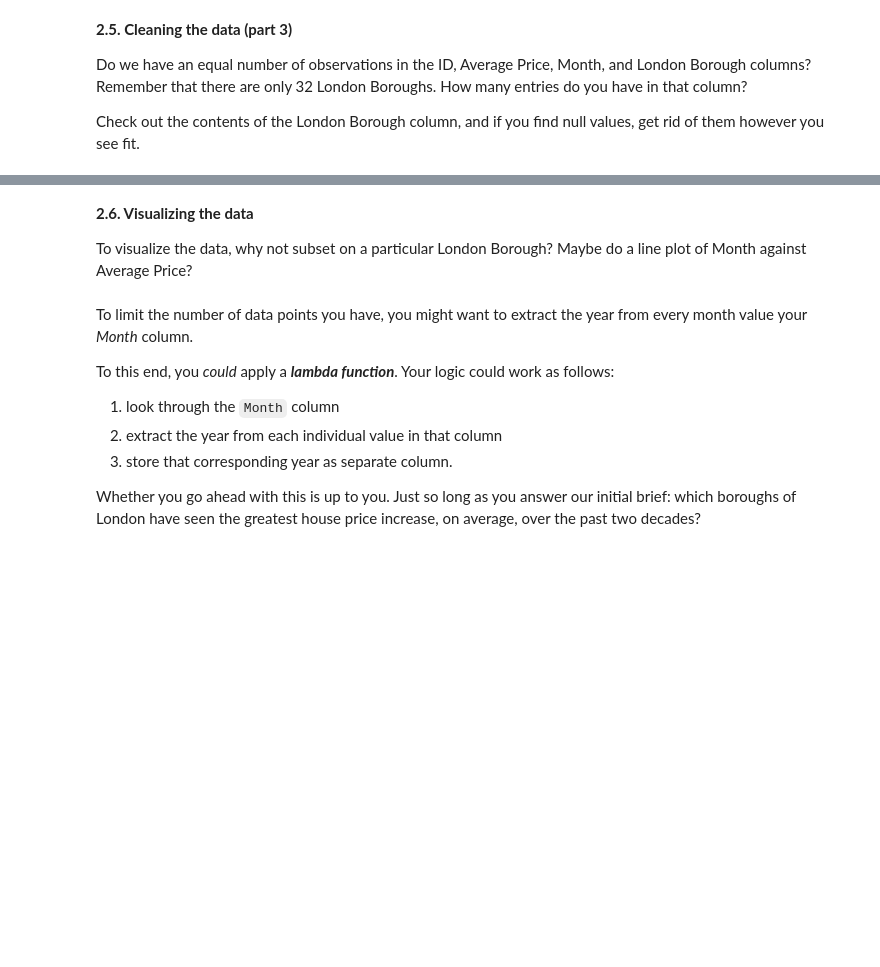
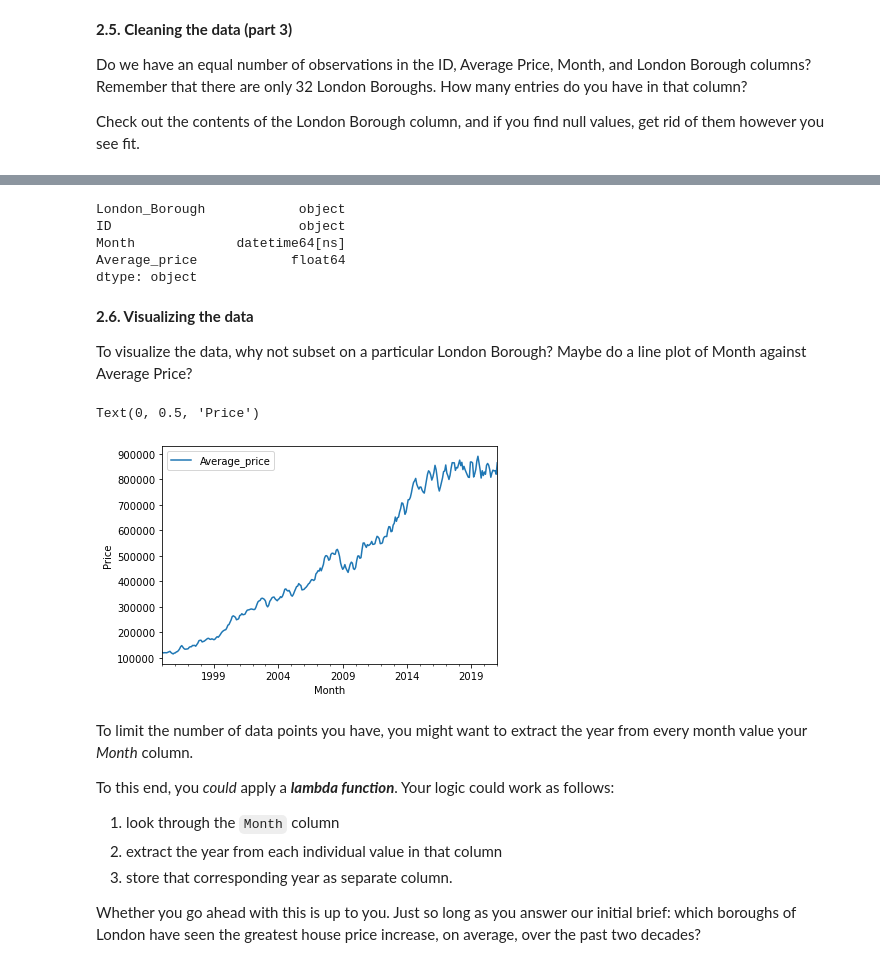
Before and after one commit to HumbertoGonzalezGranda/Springboard, a Jupyter notebook: Unit 4 Challenge - Tier 3.ipynb, the cells around one changed output, grey strips where cells are left out. Cells and saved outputs as stored; diff of their text form; code cells hidden in the pictures; blank space fills up the shorter version.

```diff
--- a/Unit 4 Challenge - Tier 3.ipynb
+++ b/Unit 4 Challenge - Tier 3.ipynb
@@ -310,0 +376,4 @@ Check out the contents of the London Borough column, and if you find null values
+# %%
+# filtering the data with NaN values
+NaNFreeDF2 = clean_properties.dropna()
+NaNFreeDF2.head(48)
@@ -310,0 +430,7 @@ Check out the contents of the London Borough column, and if you find null values
+# %%
+# A list of non-boroughs.
+nonBoroughs = ['Inner London', 'Outer London',
+               'NORTH EAST', 'NORTH WEST', 'YORKS & THE HUMBER',
+               'EAST MIDLANDS', 'WEST MIDLANDS',
+              'EAST OF ENGLAND', 'LONDON', 'SOUTH EAST',
+              'SOUTH WEST', 'England']
@@ -310,0 +470,2 @@ Check out the contents of the London Borough column, and if you find null values
+# %%
+NaNFreeDF2 = NaNFreeDF2[~NaNFreeDF2.London_Borough.isin(nonBoroughs)]
@@ -310,0 +481,2 @@ Check out the contents of the London Borough column, and if you find null values
+# %%
+df = NaNFreeDF2
@@ -311,7 +492,29 @@ Check out the contents of the London Borough column, and if you find null values
+# %%
+df.dtypes
+# %% [output]
+London_Borough            object
+ID                        object
+Month             datetime64[ns]
+Average_price            float64
+dtype: object
 # %% [markdown]
 **2.6. Visualizing the data**
 
 To visualize the data, why not subset on a particular London Borough? Maybe do a line plot of Month against Average Price?
+# %%
+# First of all, make a variable called camden_prices, and assign it the result of filtering df on the following condition:
+# df['London_Borough'] == 'Camden'
+camden_prices = df[df['London_Borough'] == 'Camden']
+
+# Make a variable called ax. Assign it the result of calling the plot() method, and plugging in the following values as parameters:
+# kind ='line', x = 'Month', y='Average_price'
+ax = camden_prices.plot(kind ='line', x = 'Month', y='Average_price')
+
+# Finally, call the set_ylabel() method on ax, and set that label to the string: 'Price'.
+ax.set_ylabel('Price')
+# %% [output]
+Text(0, 0.5, 'Price')
+[figure, added]
 # %% [markdown]
 To limit the number of data points you have, you might want to extract the year from every month value your *Month* column.
 
```
Also changed, not shown: parts of 49 cells of this notebook.
